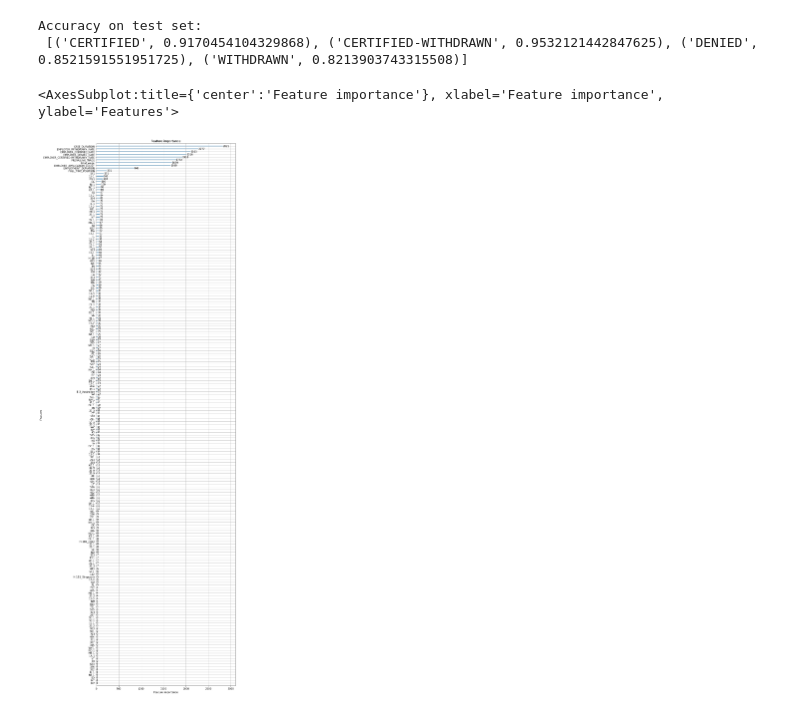
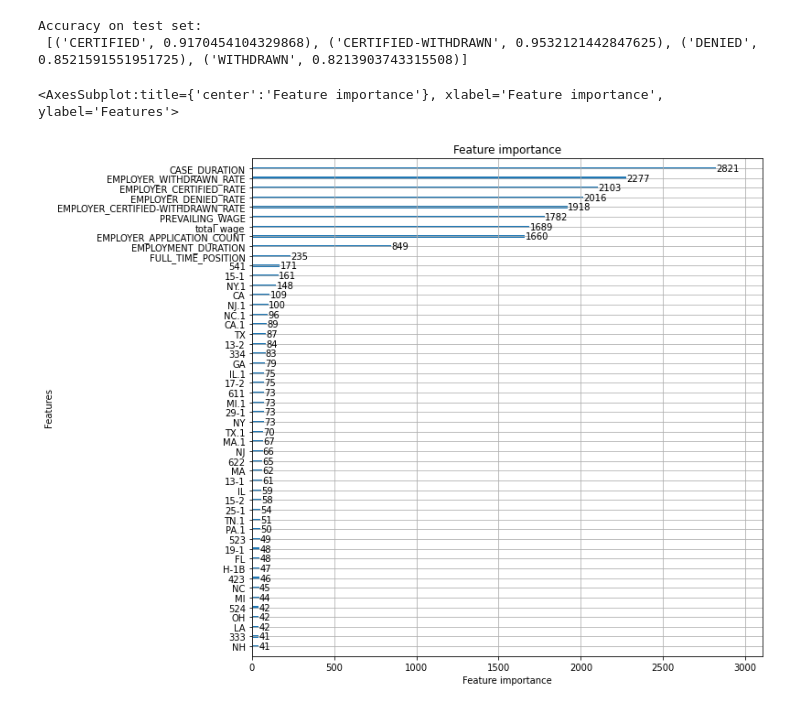
Before and after one commit to benyuan98/PredictH1BVisa, a Jupyter notebook: Codes/LightGBM_downsampling.ipynb, the cells around one changed output. Cells and saved outputs as stored; diff of their text form; code cells hidden in the pictures.

Commit message:
change plots

```diff
--- a/Codes/LightGBM_downsampling.ipynb
+++ b/Codes/LightGBM_downsampling.ipynb
@@ -119,10 +119,10 @@ print("Accuracy on test set:\n",list(zip(['CERTIFIED', 'CERTIFIED-WITHDRAWN', 'D
 Accuracy on test set:
  [('CERTIFIED', 0.9170454104329868), ('CERTIFIED-WITHDRAWN', 0.9532121442847625), ('DENIED', 0.8521591551951725), ('WITHDRAWN', 0.8213903743315508)]
 # %%
-lightgbm.plot_importance(model, figsize=(10, 40))
+lightgbm.plot_importance(model, figsize=(10, 10), max_num_features=50)
 # %% [output]
 <AxesSubplot:title={'center':'Feature importance'}, xlabel='Feature importance', ylabel='Features'>
-[figure, old version]
+[figure, new version]
 # %%
 import pickle
 filename = '../saved_models/ensambledTree_downsampling.sav'
```
Also changed, not shown: 1 other file.
